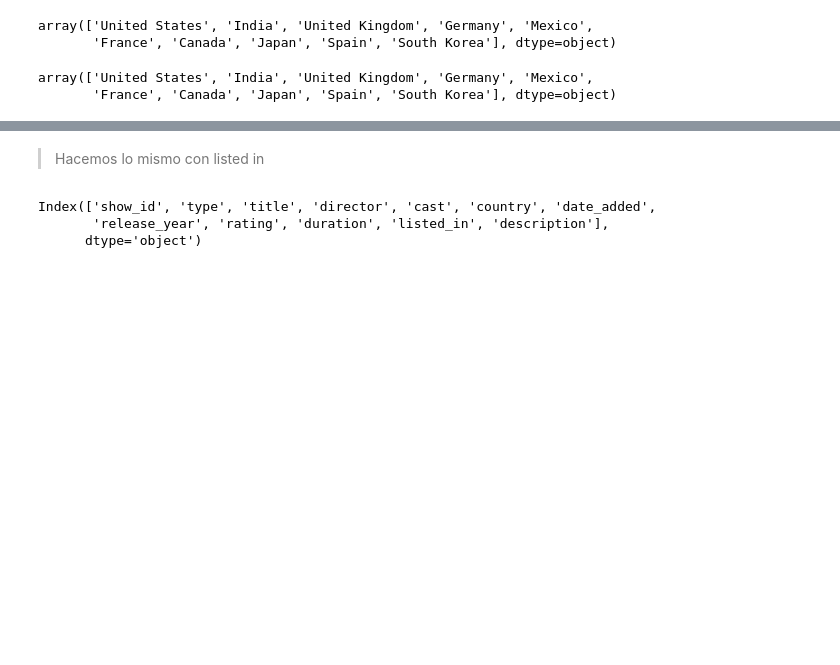
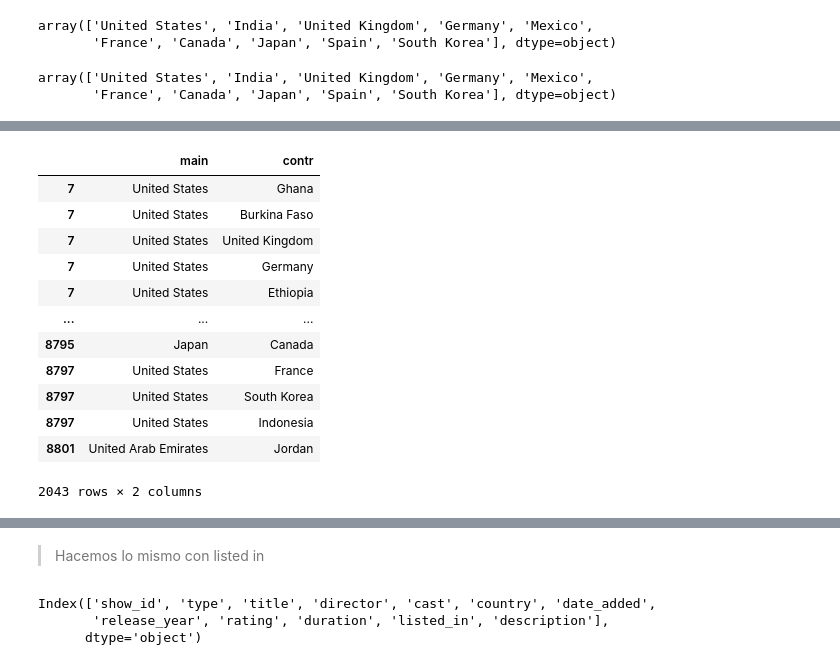
Before and after one commit to Adalab/DA-PROMO-B-MODULO-3-SPRINT-2-ANAIS-PAULA, a Jupyter notebook: directors.ipynb, the cells around one changed output, grey strips where cells are left out. Saved outputs shown, nothing was run; the diff lists cells and outputs as text; code cells hidden in the pictures; blank space fills up the shorter version.

```diff
--- a/directors.ipynb
+++ b/directors.ipynb
@@ -341,0 +431,8 @@ array(['United States', 'India', 'United Kingdom', 'Germany', 'Mexico',
+# %%
+def espais (col):
+    try:
+        return col.strip()
+    except:
+        pass
+# %%
+c[1] = c[1].apply(espais)
@@ -341,0 +459,20 @@ array(['United States', 'India', 'United Kingdom', 'Germany', 'Mexico',
+# %%
+c.rename(columns={0:'main', 1:'contr'}, inplace=True)
+# %%
+c.dropna(inplace=True)
+# %%
+c
+# %% [output]
+|  | main | contr |
+| 7 | United States | Ghana |
+| 7 | United States | Burkina Faso |
+| 7 | United States | United Kingdom |
+| 7 | United States | Germany |
+| 7 | United States | Ethiopia |
+| ... | ... | ... |
+| 8795 | Japan | Canada |
+| 8797 | United States | France |
+| 8797 | United States | South Korea |
+| 8797 | United States | Indonesia |
+| 8801 | United Arab Emirates | Jordan |
+2043 rows × 2 columns
```
Also changed, not shown: parts of 48 cells of this notebook, 3 other files.
